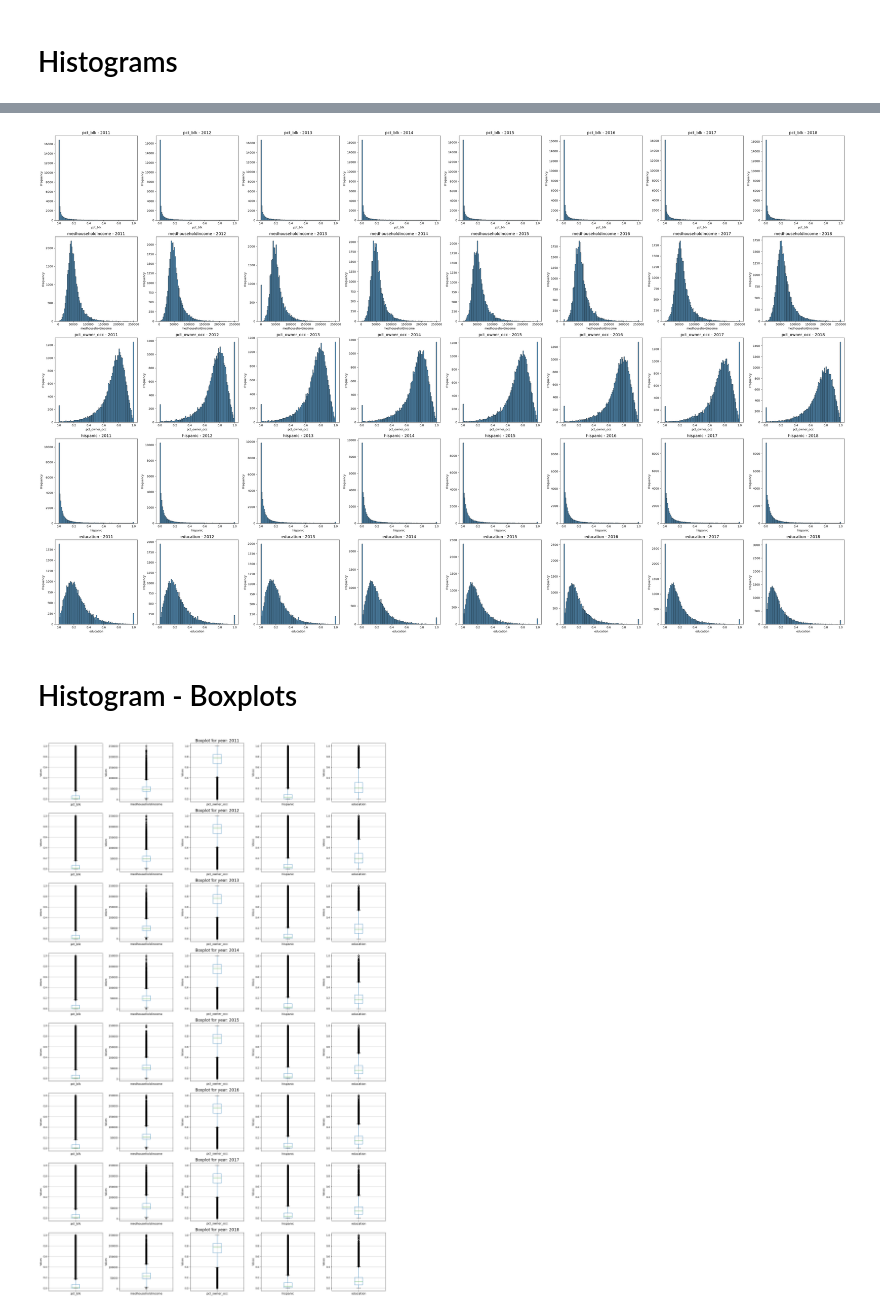
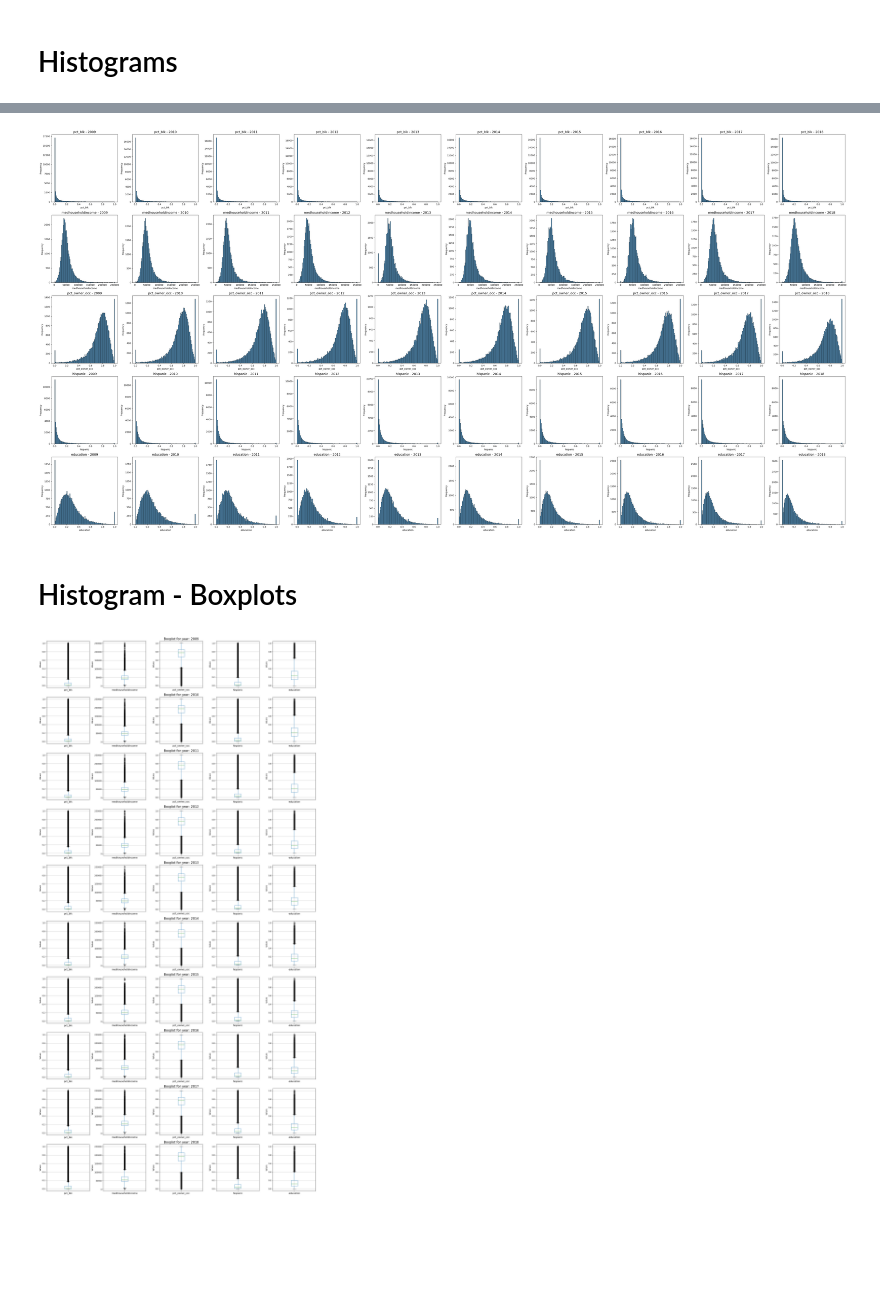
Before and after one commit to NSAPH-Data-Processing/us_census_zcta_time_series, a Jupyter notebook: notes/eda_output.ipynb, the cells around one changed output, grey strips where cells are left out. Cells and saved outputs as stored; diff of their text form; code cells hidden in the pictures; blank space fills up the shorter version.

```diff
--- a/notes/eda_output.ipynb
+++ b/notes/eda_output.ipynb
@@ -15,7 +15,7 @@ df_dict = {var: [] for var in variable_list}
 
 for variable in variable_list:
 
-    for year in list(range(2011, 2019)):
+    for year in list(range(2009, 2019)):
 
         file__prefix = '/n/dominici_nsaph_l3/Lab/projects/analytic/census_acs5/'
         file_name = 'census_' + str(year)
@@ -35,18 +35,18 @@ for var, dfs in df_dict.items():
     result_dfs[var] = result_df
 
 #casting negative values as NULL
-result_dfs['medhouseholdincome'].iloc[:,1:] = result_dfs['medhouseholdincome'].iloc[:,1:].apply(lambda col: col.apply(lambda x: np.nan if x<0 else x))
+#result_dfs['medhouseholdincome'].iloc[:,1:] = result_dfs['medhouseholdincome'].iloc[:,1:].apply(lambda col: col.apply(lambda x: np.nan if x<0 else x))
 # %% [markdown]
 ## Summary - Coverage
 # %%
 #variable, total zcta, total_zcta_coverage_perc, 2009 and all variables coverage
 
-coverage_df = {'variable_name':[], 'total_zcta':[], '2011_null':[], '2012_null':[], '2013_null':[], '2014_null':[], '2015_null':[], '2016_null':[], '2017_null':[], '2018_null':[]}
+coverage_df = {'variable_name':[], 'total_zcta':[], '2009_null':[], '2010_null':[], '2011_null':[], '2012_null':[], '2013_null':[], '2014_null':[], '2015_null':[], '2016_null':[], '2017_null':[], '2018_null':[]}
 
 for var, df in result_dfs.items():
     coverage_df['variable_name'].append(var)
     coverage_df['total_zcta'].append(df['zcta'].nunique())
-    for year in list(range(2011, 2019)):
+    for year in list(range(2009, 2019)):
         df_column_name = str(year)+ '_' + var
         coverage_df_column_name = str(year) + '_' + 'null'
         coverage_df[coverage_df_column_name].append(df[df_column_name].isnull().sum())
@@ -66,7 +66,7 @@ pd.DataFrame(coverage_df)
 #dataframes = [df1, df2, df3]  # Add your dataframes here
 
 # Extract the years from the column names
-years = [str(year) for year in range(2011, 2019)]
+years = [str(year) for year in range(2009, 2019)]
 
 # Calculate the number of rows and columns for the grid based on the number of years
 num_rows = len(years)
@@ -83,8 +83,8 @@ for row, year in enumerate(years):
         ax = axes[row, col]
         col_name = f'{year}_{df_dict}'
         ax.hist(df[col_name], bins=100, edgecolor='black', alpha=0.7)
-        ax.set_title(f'{df_dict} - {year}')
-        ax.set_xlabel(f'{df_dict}', fontsize=20)
+        ax.set_title(f'{df_dict} - {year}', fontsize=20)
+        ax.set_xlabel(f'{df_dict}')
         ax.set_ylabel('Frequency')
 
 # Adjust layout
@@ -97,6 +97,6 @@ plt.show()
 # %%
 # Extract the years from the column names
-years = [str(year) for year in range(2011, 2019)]
+years = [str(year) for year in range(2009, 2019)]
 
 # Calculate the number of rows and columns for the grid based on the number of years
 num_rows = len(result_dfs)
@@ -123,42 +123,42 @@ plt.tight_layout()
 # Display the plots
 plt.show()
 # %% [output]
-[figure, old version]
+[figure, new version]
 # %% [markdown]
 # Histogram - Boxplots
 # %%
 # Calculate the number of rows and columns for the grid
-num_rows = len(list(range(2011,2019)))
+num_rows = len(list(range(2009,2019)))
 num_cols = 5
 
 # Create a grid of plots
 fig, axes = plt.subplots(nrows=num_rows, ncols=num_cols, figsize=(num_cols * 4, num_rows * 4))
 
 # Iterate through each dataframe and create a box plot
-for row, year in enumerate(list(range(2011,2019))):
+for row, year in enumerate(list(range(2009,2019))):
     file__prefix = '/n/dominici_nsaph_l3/Lab/projects/analytic/census_acs5/'
     file_name = 'census_' + str(year)
     file_suffix = '.parquet'
     file_path = file__prefix + file_name + file_suffix
     df = pd.read_parquet(file_path)
     df.drop(columns=['zcta'], inplace=True)
-    df['medhouseholdincome'] = df['medhouseholdincome'].apply(lambda x: np.nan if x<0 else x)
+    #df['medhouseholdincome'] = df['medhouseholdincome'].apply(lambda x: np.nan if x<0 else x)
     for col, column in enumerate(df.columns):
         col_midpoint = num_cols // 2
         title_ax = axes[row, col_midpoint]
         ax = axes[row,col]
         df.dropna().boxplot(ax=ax, column=column)
         # Use the DataFrame title for the first column plot in the row
         if col == 0:
             title_ax.set_title(f'Boxplot for year: {year}', fontsize=16, ha='center')
             #title_obj.set_position([0.5, 0.95])
         ax.set_ylabel('Values')
         ax.tick_params(axis='x', which='both', labelsize=12)
 
 # Adjust layout
 plt.tight_layout()
 
 # Display the plots
 plt.show()
 # %% [output]
-[figure, old version]
+[figure, new version]
```
Also changed, not shown: parts of 2 cells of this notebook.
